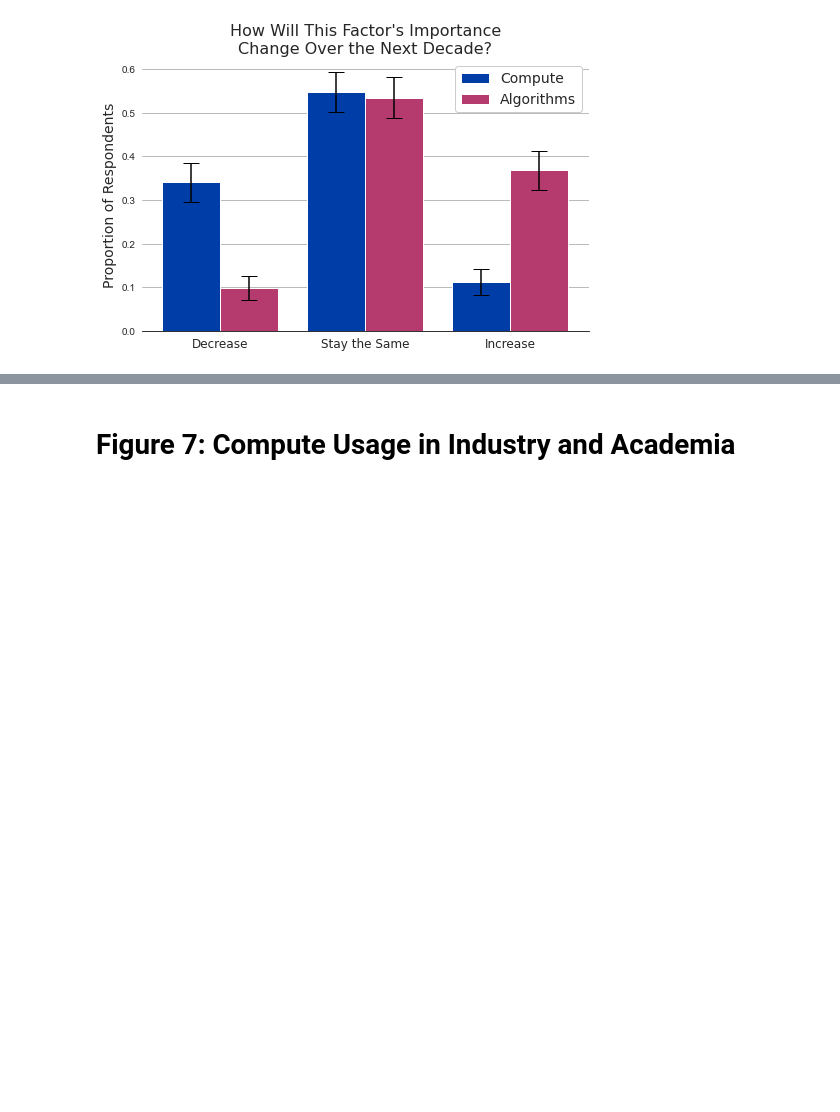
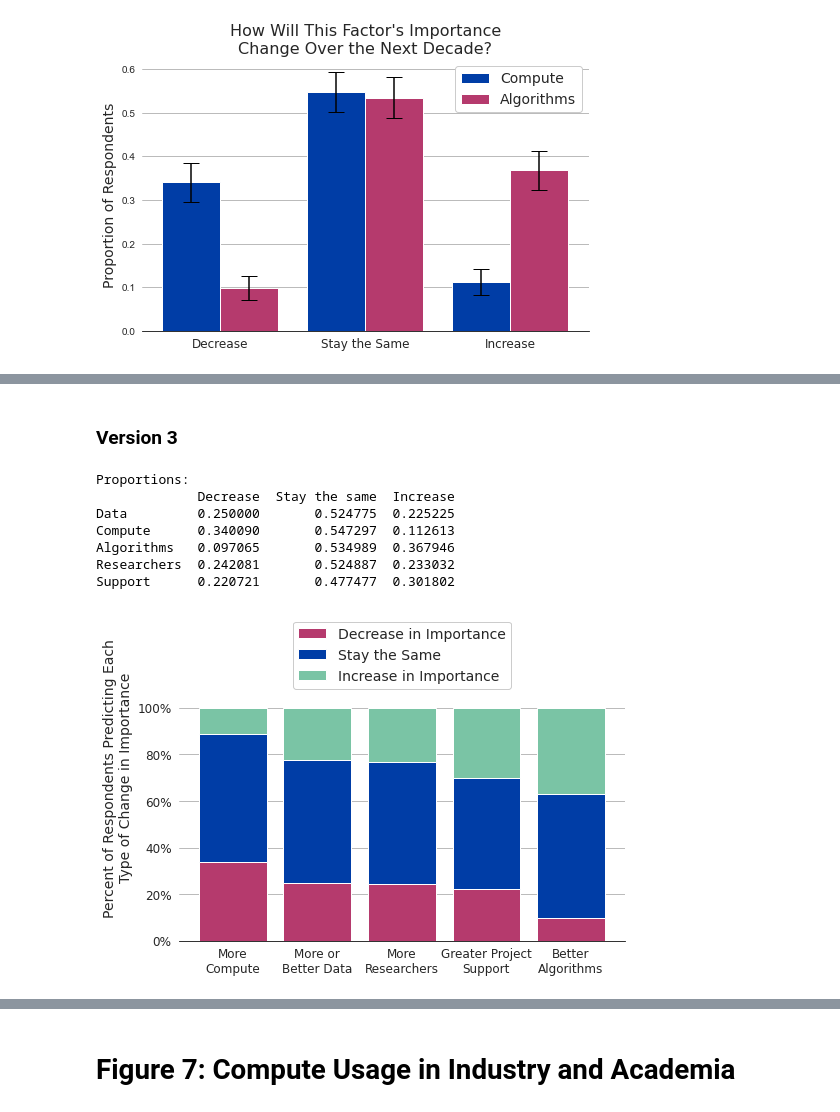
Before and after one commit to georgetown-cset/Compute_Survey_2022, a Jupyter notebook: scripts/paper_figures.ipynb, the cells around one changed output, grey strips where cells are left out. Cells and saved outputs as stored; diff of their text form; code cells hidden in the pictures; blank space fills up the shorter version.

```diff
--- a/scripts/paper_figures.ipynb
+++ b/scripts/paper_figures.ipynb
@@ -437,0 +501,54 @@ Algorithms  0.027569       0.046447  0.044908
+# %% [markdown]
+### Version 3
+# %%
+# Create an array to hold the values for the proportion of respondents saying that algorithms or compute will increase in importance, stay the same, or decrease
+data = pd.DataFrame({'Decrease': [0] * 6, 'Stay the Same': [0] * 6, 'Increase': [0] * 6, 'Total': [0] * 6},
+                   index = ['Data', 'Compute', 'Algorithms', 'Researchers', 'Support', 'Total'])
+
+# Create a table based on how many respondents increased their assessment of a factor, decreased it, or did not change it
+for lab in data.index[:-1]:
+    data['Decrease'][lab] += len(df[df[f'Past{lab}'] > df[f'Future{lab}']])
+    data['Stay the Same'][lab] += len(df[df[f'Past{lab}'] == df[f'Future{lab}']])
+    data['Increase'][lab] += len(df[df[f'Past{lab}'] < df[f'Future{lab}']])
+data['Total'] = np.sum(np.array(data)[:, :-1], axis=1)
+
+# Calculate the proportion falling into each of the three categories for each factor, and then calculate the confidence intervals
+props = np.array(data)[:-1, :-1] / np.expand_dims(np.array(data)[:-1, -1], axis=1)
+
+# Print the resulting proportions and confidence intervals being plotted
+print('Proportions:')
+print(pd.DataFrame({'Decrease': props[:, 0], 'Stay the same': props[:, 1], 'Increase': props[:, 2]}, index=data.index[:-1]))
+
+# Make the plot
+fig, ax = plt.subplots(figsize=(8,6))
+
+# Sort the values and write out the labels to match
+sorted_props = props[np.argsort(props[:, 2])]
+labels = ['More\nCompute', 'More or\nBetter Data', 'More\nResearchers', 'Greater Project\nSupport', 'Better\nAlgorithms']
+
+# For each value, plot an arrow showing the proportion saying the factor will increase in importance, one for the proportion saying decrease, and a label
+ax.bar(np.arange(5), height = sorted_props[:, 0], color = colors[1], label = 'Decrease in Importance')
+ax.bar(np.arange(5), height = sorted_props[:, 1], bottom = sorted_props[:, 0], color = colors[0], label = 'Stay the Same')
+ax.bar(np.arange(5), height = sorted_props[:, 2], bottom = sorted_props[:, 0] + sorted_props[:, 1], color = colors[2], label = 'Increase in Importance')
+
+# Adjust aesthetics, add labels on the x-axis, and save the figure
+ax.set_xticks(np.arange(5))
+ax.set_xticklabels(labels, fontsize=12, fontname='DejaVu Sans')
+ax.set_yticks([0, .2, .4, .6, .8, 1.])
+ax.set_yticklabels(['0%', '20%', '40%', '60%', '80%', '100%'], fontsize=12, fontname='DejaVu Sans')
+ax.set_ylim([0, 1.4])
+ax.set_ylabel('Percent of Respondents Predicting Each\nType of Change in Importance', fontsize=14, fontname='DejaVu Sans')
+ax.legend(prop=basefont, loc=9)
+plt.savefig('../figures/paper/Fig6_v3.jpg', dpi=300, bbox_inches='tight')
+
+plt.show()
+plt.close()
+# %% [output]
+Proportions:
+             Decrease  Stay the same  Increase
+Data         0.250000       0.524775  0.225225
+Compute      0.340090       0.547297  0.112613
+Algorithms   0.097065       0.534989  0.367946
+Researchers  0.242081       0.524887  0.233032
+Support      0.220721       0.477477  0.301802
+[figure, added]
```
Also changed, not shown: parts of 9 cells of this notebook, 1 other file.
